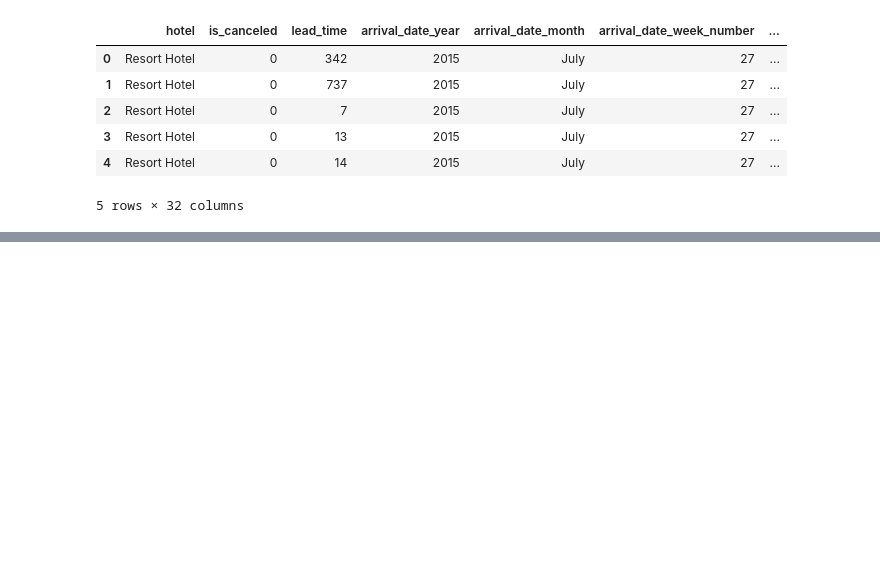
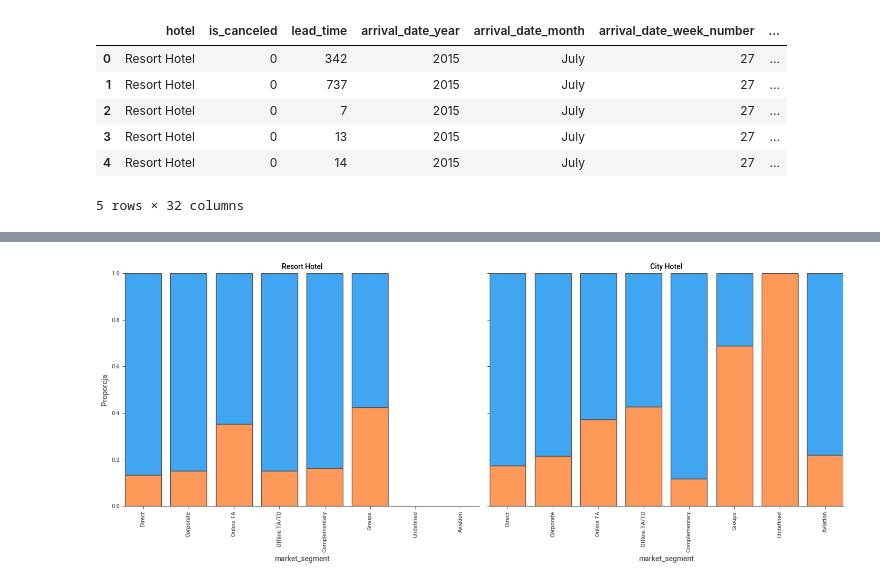
Before and after one commit to SzymonMak/HotelBookingsDataAnalysis, a Jupyter notebook: pomysly.ipynb, the cells around one changed output, grey strips where cells are left out. Cells and saved outputs as stored; diff of their text form; code cells hidden in the pictures; blank space fills up the shorter version.

```diff
--- a/pomysly.ipynb
+++ b/pomysly.ipynb
@@ -137,0 +190,18 @@ for col in all_columns:
+# %%
+g = sns.FacetGrid(dane, col='hotel', height=6, aspect=1.2)
+g.map_dataframe(
+    sns.histplot,
+    x='market_segment',
+    hue='is_canceled',
+    multiple='fill',
+    stat='probability',
+    shrink=0.8
+)
+
+g.set_titles(col_template="{col_name}")
+g.set_xticklabels(rotation=90)
+g.set_axis_labels("market_segment", "Proporcja")
+plt.tight_layout()
+plt.show()
+# %% [output]
+[figure, added]
```
Also changed, not shown: parts of 9 cells of this notebook.
